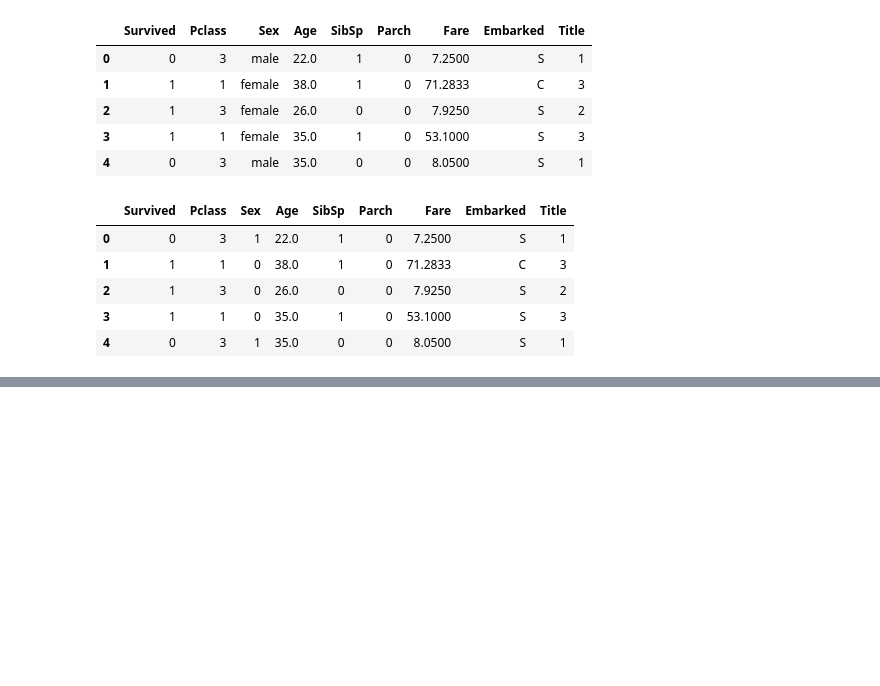
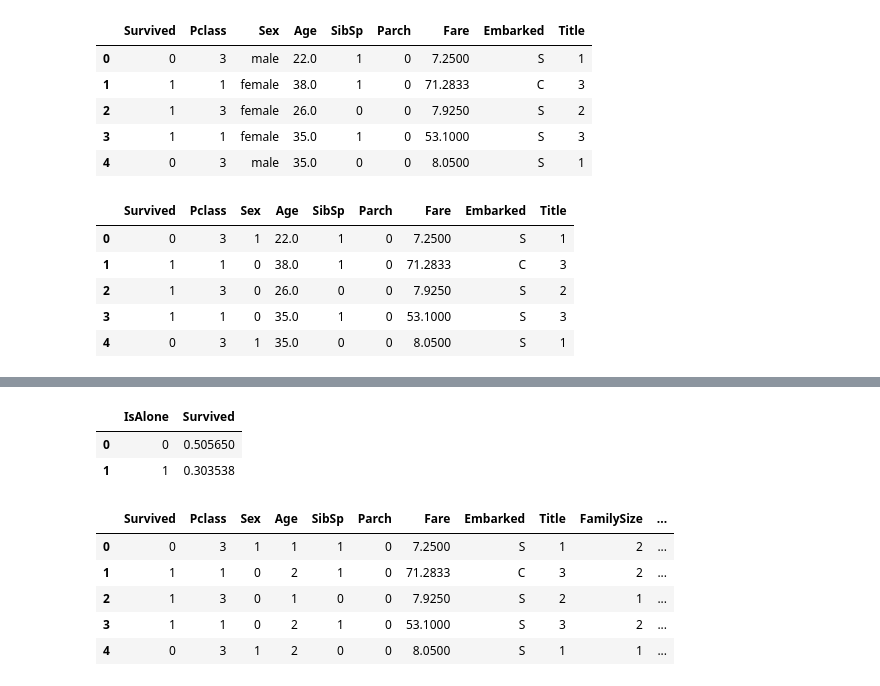
Before and after one commit to Phoenixinfire/learngit, a Jupyter notebook: A_Journey_through_Titanic/code.ipynb, the cells around one changed output, grey strips where cells are left out. Drawn from its saved outputs; the diff is of its cells as text; code cells hidden in the pictures; blank space fills up the shorter version.

```diff
--- a/A_Journey_through_Titanic/code.ipynb
+++ b/A_Journey_through_Titanic/code.ipynb
@@ -440,0 +495,3 @@ d_train_c1.head()
+# %%
+d_train_c1["AgeBands"]=pd.cut(d_train_c1.Age,5)
+d_train_c1[["AgeBands","Survived"]].groupby("AgeBands",as_index=False).mean().sort_values("AgeBands",ascending=True)
@@ -440,0 +521,2 @@ d_train_c1.head()
+# %%
+d_train_c1.drop("AgeBands",axis=1,inplace=True)
@@ -440,0 +556,18 @@ d_train_c1.head()
+# %%
+for ds in combine:
+    ds["IsAlone"]=0
+    ds.loc[ds.FamilySize==1,"IsAlone"]=1
+d_train_c1[["IsAlone","Survived"]].groupby("IsAlone",as_index=False).mean().sort_values(by="Survived",ascending=False)
+# %% [output]
+|  | IsAlone | Survived |
+| 0 | 0 | 0.505650 |
+| 1 | 1 | 0.303538 |
+# %%
+d_train_c1.head()
+# %% [output]
+|  | Survived | Pclass | Sex | Age | SibSp | Parch | Fare | Embarked | Title | FamilySize | ... |
+| 0 | 0 | 3 | 1 | 1 | 1 | 0 | 7.2500 | S | 1 | 2 | ... |
+| 1 | 1 | 1 | 0 | 2 | 1 | 0 | 71.2833 | C | 3 | 2 | ... |
+| 2 | 1 | 3 | 0 | 1 | 0 | 0 | 7.9250 | S | 2 | 1 | ... |
+| 3 | 1 | 1 | 0 | 2 | 1 | 0 | 53.1000 | S | 3 | 2 | ... |
+| 4 | 0 | 3 | 1 | 2 | 0 | 0 | 8.0500 | S | 1 | 1 | ... |
```
Also changed, not shown: parts of 16 cells of this notebook.
